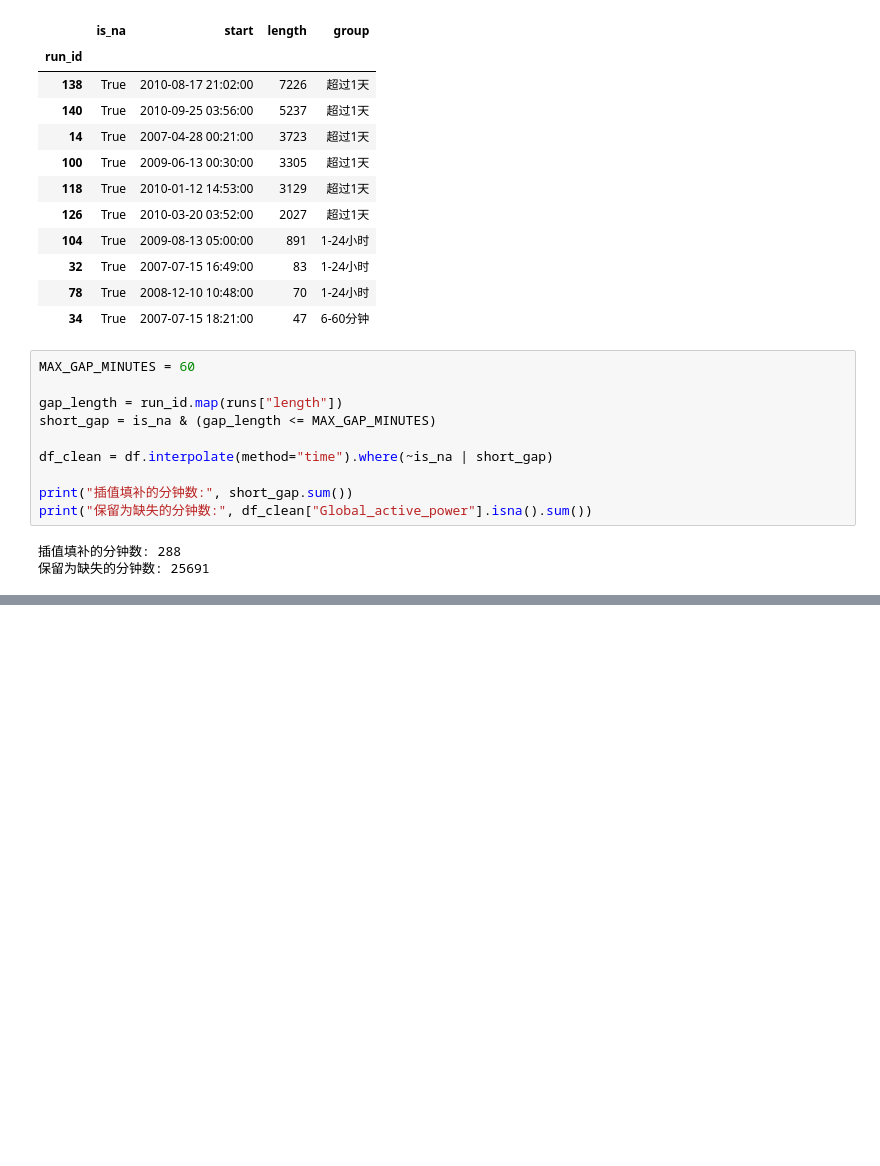
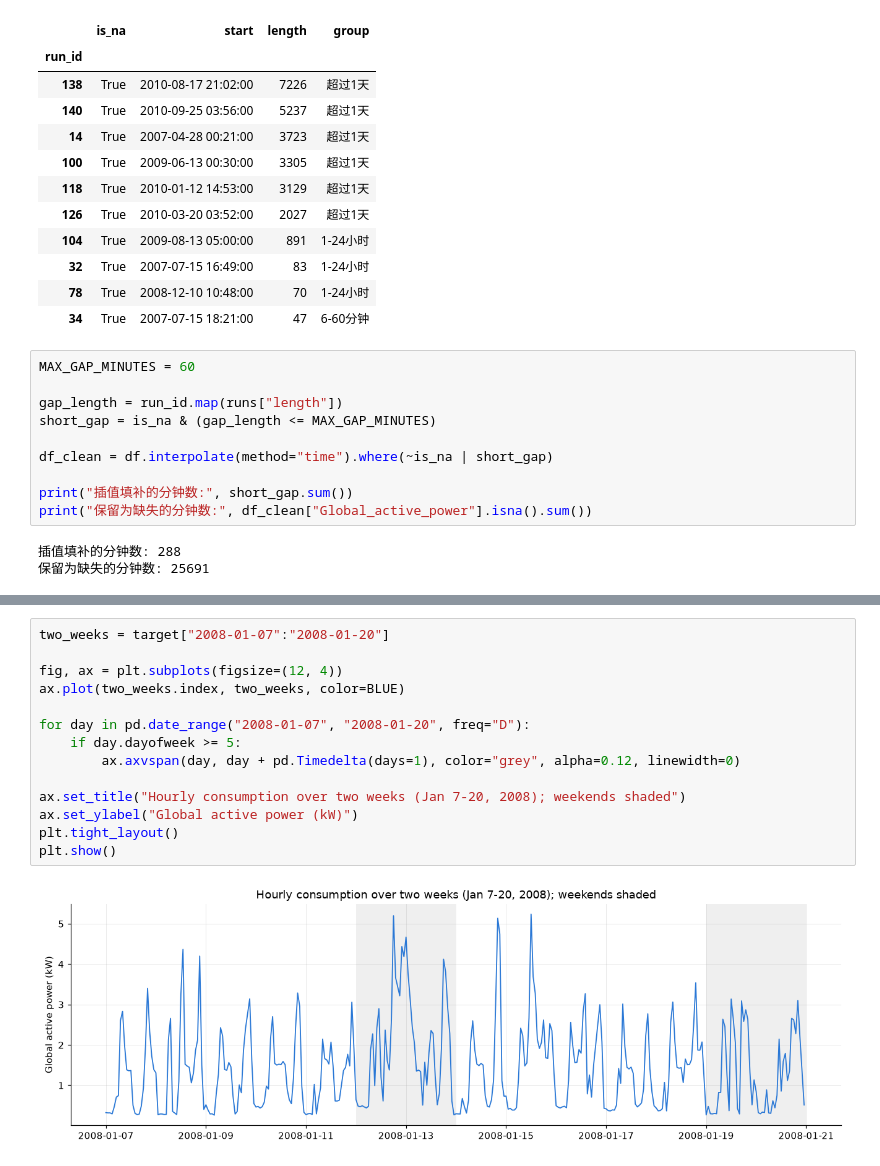
Before and after one commit to JerryLiu0214/electricity-forecasting, a Jupyter notebook: electricity_forecasting.ipynb, the cells around one changed output, grey strips where cells are left out. Cells and saved outputs as stored; diff of their text form; blank space fills up the shorter version.

```diff
--- a/electricity_forecasting.ipynb
+++ b/electricity_forecasting.ipynb
@@ -227,0 +260,16 @@ hourly.head()
+# %%
+two_weeks = target["2008-01-07":"2008-01-20"]
+
+fig, ax = plt.subplots(figsize=(12, 4))
+ax.plot(two_weeks.index, two_weeks, color=BLUE)
+
+for day in pd.date_range("2008-01-07", "2008-01-20", freq="D"):
+    if day.dayofweek >= 5:
+        ax.axvspan(day, day + pd.Timedelta(days=1), color="grey", alpha=0.12, linewidth=0)
+
+ax.set_title("Hourly consumption over two weeks (Jan 7-20, 2008); weekends shaded")
+ax.set_ylabel("Global active power (kW)")
+plt.tight_layout()
+plt.show()
+# %% [output]
+[figure, added]
```
Also changed, not shown: parts of 7 cells of this notebook.
